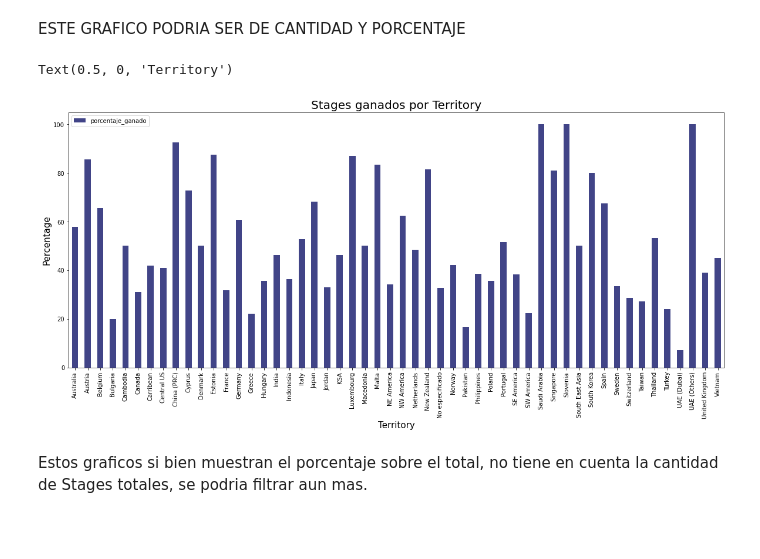
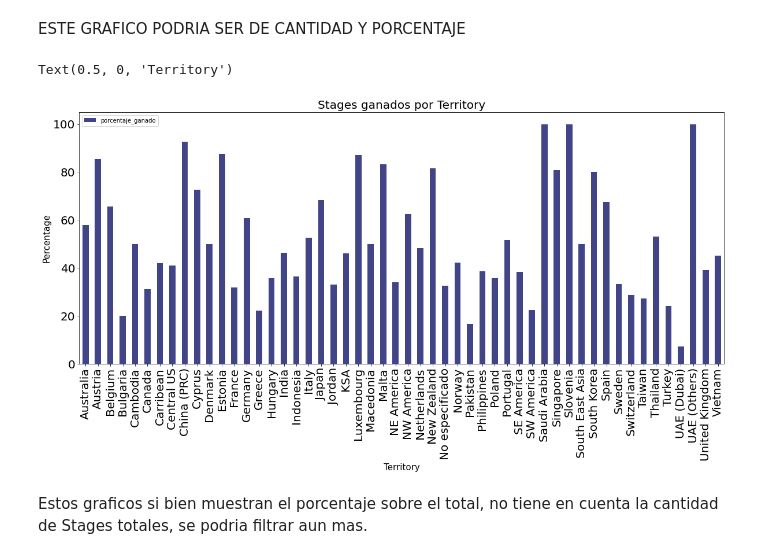
Before and after one commit to BautistaXifro/Datos, a Jupyter notebook: Analisis/Tp1-TerritorioYRegion.ipynb, the cells around one changed output. Saved outputs shown, nothing was run; the diff lists cells and outputs as text; code cells hidden in the pictures; blank space fills up the shorter version.

```diff
--- a/Analisis/Tp1-TerritorioYRegion.ipynb
+++ b/Analisis/Tp1-TerritorioYRegion.ipynb
@@ -444,14 +444,14 @@ grafico_territory.head()
 # %% [markdown]
 ESTE GRAFICO PODRIA SER DE CANTIDAD Y PORCENTAJE
 # %%
-grafico_territory.plot(kind ='bar',figsize=(20,8), color = colores);
+grafico_territory.plot(kind ='bar',figsize=(20,8), color = colores,fontsize=20);
 ax=plt.gca()
 ax.set_title('Stages ganados por Territory',fontsize=20)
 ax.set_ylabel('Percentage',fontsize=15)
 ax.set_xlabel('Territory',fontsize=15)
 # %% [output]
 Text(0.5, 0, 'Territory')
-[figure, old version]
+[figure, new version]
 # %% [markdown]
 Estos graficos si bien muestran el porcentaje sobre el total, no tiene en cuenta la cantidad de Stages totales, se podria filtrar aun mas.
 # %%
```
Also changed, not shown: parts of 6 cells of this notebook, 1 other file.
